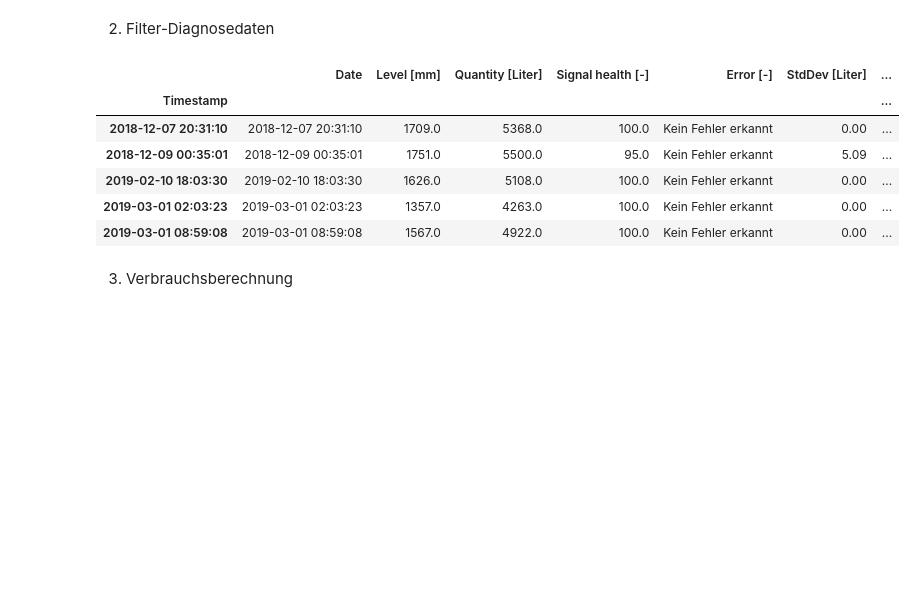
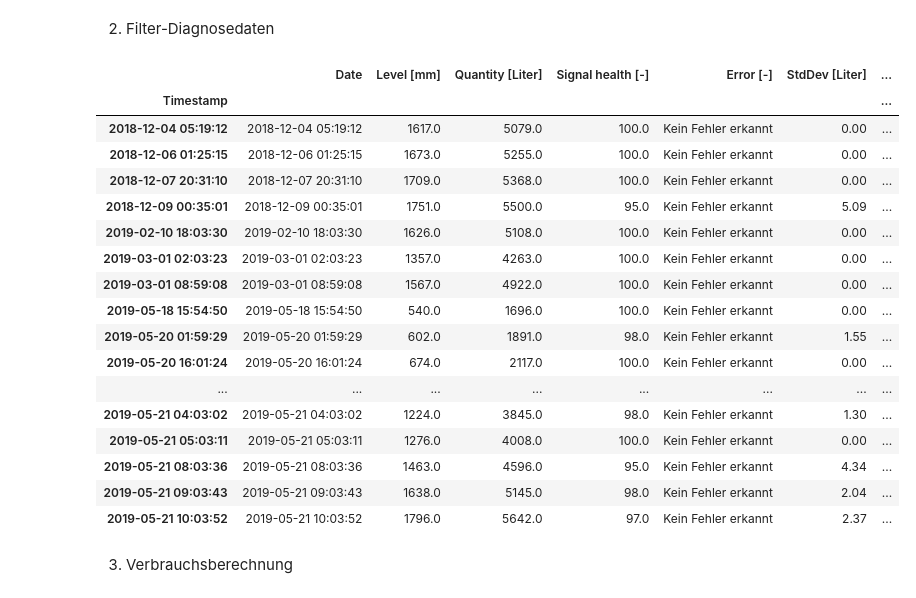
Before and after one commit to Andi0802/LevelMeasurement, a Jupyter notebook: log/Auswertung_Level.ipynb, the cells around one changed output. Saved outputs shown, nothing was run; the diff lists cells and outputs as text; code cells hidden in the pictures; blank space fills up the shorter version.

```diff
--- a/log/Auswertung_Level.ipynb
+++ b/log/Auswertung_Level.ipynb
@@ -164,21 +168,32 @@ dfg.tail()
 # %%
 # 2. Filter-Diagnosedaten
 # Werte auswaehlen
 dfd=df.iloc[:, 1:14]
 dfd['Rain quantity 1h [Liter]']=df['Rain quantity 1h [Liter]']
 dfd_failed=dfd.where(dfd['Filter diagnosis [-]']==0).dropna(axis=0,how='all')
 dfd_ok = dfd.where(dfd['Filter diagnosis [-]']==1).dropna(axis=0,how='all')
 dfd_all=pd.concat([dfd_failed, dfd_ok])
 dfd_all.sort_values('Timestamp')
-dfd_all.tail()
+dfd_all.tail(20)
 # %% [output]
 |  | Date | Level [mm] | Quantity [Liter] | Signal health [-] | Error [-] | StdDev [Liter] | ... |
 | Timestamp |  |  |  |  |  |  | ... |
+| 2018-12-04 05:19:12 | 2018-12-04 05:19:12 | 1617.0 | 5079.0 | 100.0 | Kein Fehler erkannt | 0.00 | ... |
+| 2018-12-06 01:25:15 | 2018-12-06 01:25:15 | 1673.0 | 5255.0 | 100.0 | Kein Fehler erkannt | 0.00 | ... |
 | 2018-12-07 20:31:10 | 2018-12-07 20:31:10 | 1709.0 | 5368.0 | 100.0 | Kein Fehler erkannt | 0.00 | ... |
 | 2018-12-09 00:35:01 | 2018-12-09 00:35:01 | 1751.0 | 5500.0 | 95.0 | Kein Fehler erkannt | 5.09 | ... |
 | 2019-02-10 18:03:30 | 2019-02-10 18:03:30 | 1626.0 | 5108.0 | 100.0 | Kein Fehler erkannt | 0.00 | ... |
 | 2019-03-01 02:03:23 | 2019-03-01 02:03:23 | 1357.0 | 4263.0 | 100.0 | Kein Fehler erkannt | 0.00 | ... |
 | 2019-03-01 08:59:08 | 2019-03-01 08:59:08 | 1567.0 | 4922.0 | 100.0 | Kein Fehler erkannt | 0.00 | ... |
+| 2019-05-18 15:54:50 | 2019-05-18 15:54:50 | 540.0 | 1696.0 | 100.0 | Kein Fehler erkannt | 0.00 | ... |
+| 2019-05-20 01:59:29 | 2019-05-20 01:59:29 | 602.0 | 1891.0 | 98.0 | Kein Fehler erkannt | 1.55 | ... |
+| 2019-05-20 16:01:24 | 2019-05-20 16:01:24 | 674.0 | 2117.0 | 100.0 | Kein Fehler erkannt | 0.00 | ... |
+| ... | ... | ... | ... | ... | ... | ... | ... |
+| 2019-05-21 04:03:02 | 2019-05-21 04:03:02 | 1224.0 | 3845.0 | 98.0 | Kein Fehler erkannt | 1.30 | ... |
+| 2019-05-21 05:03:11 | 2019-05-21 05:03:11 | 1276.0 | 4008.0 | 100.0 | Kein Fehler erkannt | 0.00 | ... |
+| 2019-05-21 08:03:36 | 2019-05-21 08:03:36 | 1463.0 | 4596.0 | 95.0 | Kein Fehler erkannt | 4.34 | ... |
+| 2019-05-21 09:03:43 | 2019-05-21 09:03:43 | 1638.0 | 5145.0 | 98.0 | Kein Fehler erkannt | 2.04 | ... |
+| 2019-05-21 10:03:52 | 2019-05-21 10:03:52 | 1796.0 | 5642.0 | 97.0 | Kein Fehler erkannt | 2.37 | ... |
 # %% [markdown]
 3. Verbrauchsberechnung
 # %%
```
Also changed, not shown: parts of 17 cells of this notebook, 1 other file.
